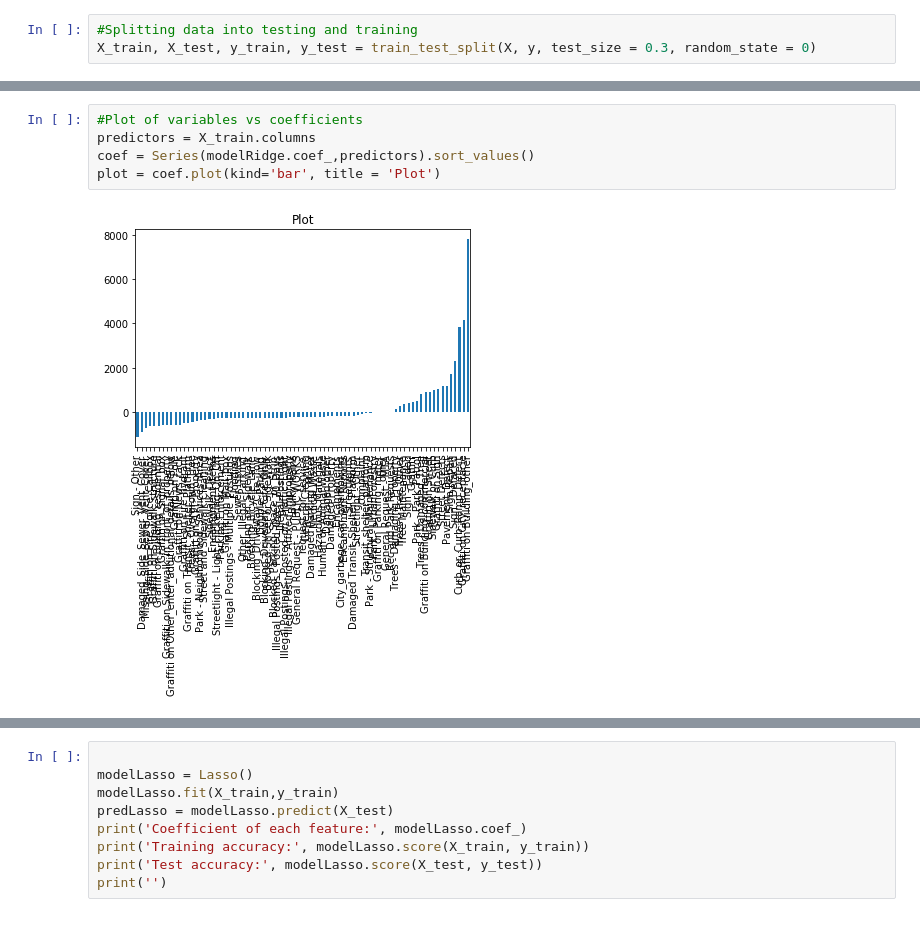
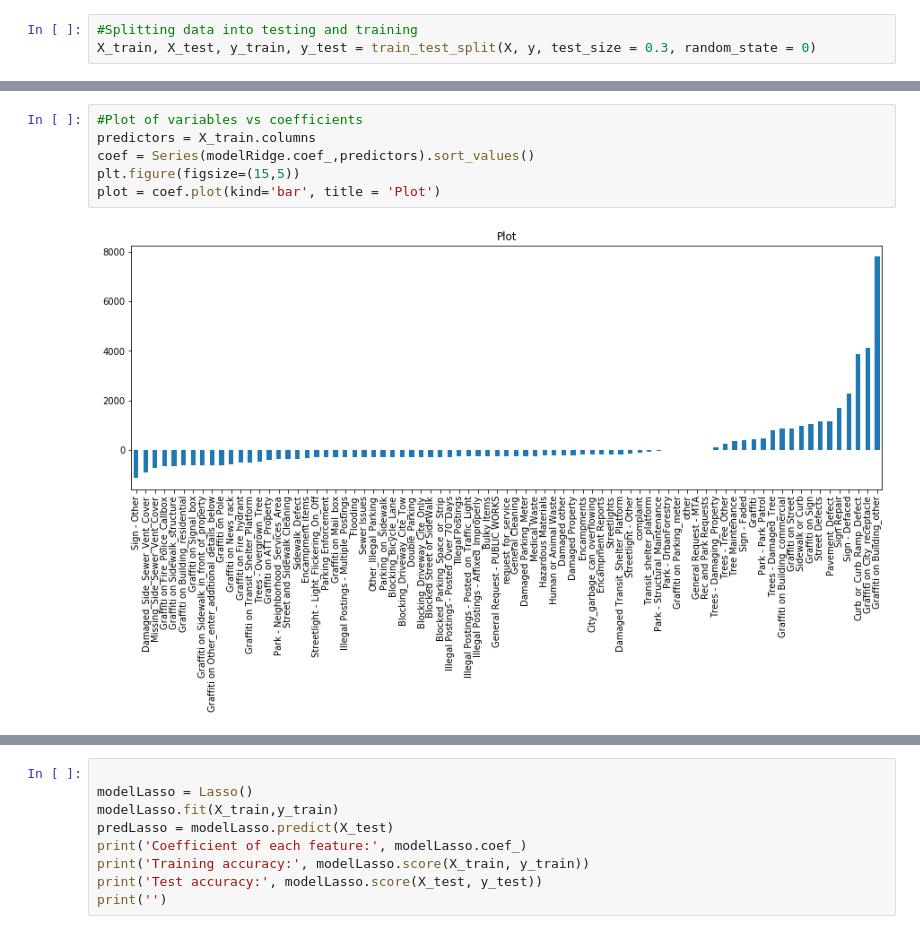
Before and after one commit to shleung101/sta141c_311_cases, a Jupyter notebook: SruthiDraft1 .ipynb, the cells around one changed output, grey strips where cells are left out. Saved outputs shown, nothing was run; the diff lists cells and outputs as text.

```diff
--- a/SruthiDraft1 .ipynb
+++ b/SruthiDraft1 .ipynb
@@ -122,7 +123,8 @@ Test accuracy: 0.14061763374579395
 # %%
 #Plot of variables vs coefficients
 predictors = X_train.columns
 coef = Series(modelRidge.coef_,predictors).sort_values()
+plt.figure(figsize=(15,5))
 plot = coef.plot(kind='bar', title = 'Plot')
 # %% [output]
-[figure, old version]
+[figure, new version]
```
Also changed, not shown: parts of 38 cells of this notebook.
